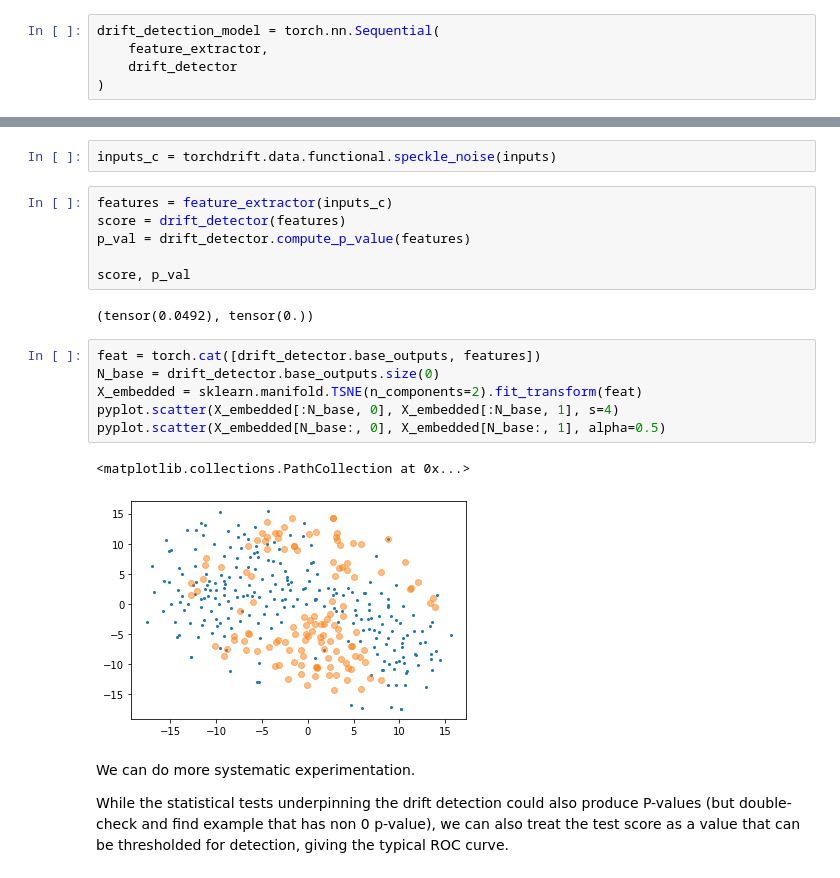
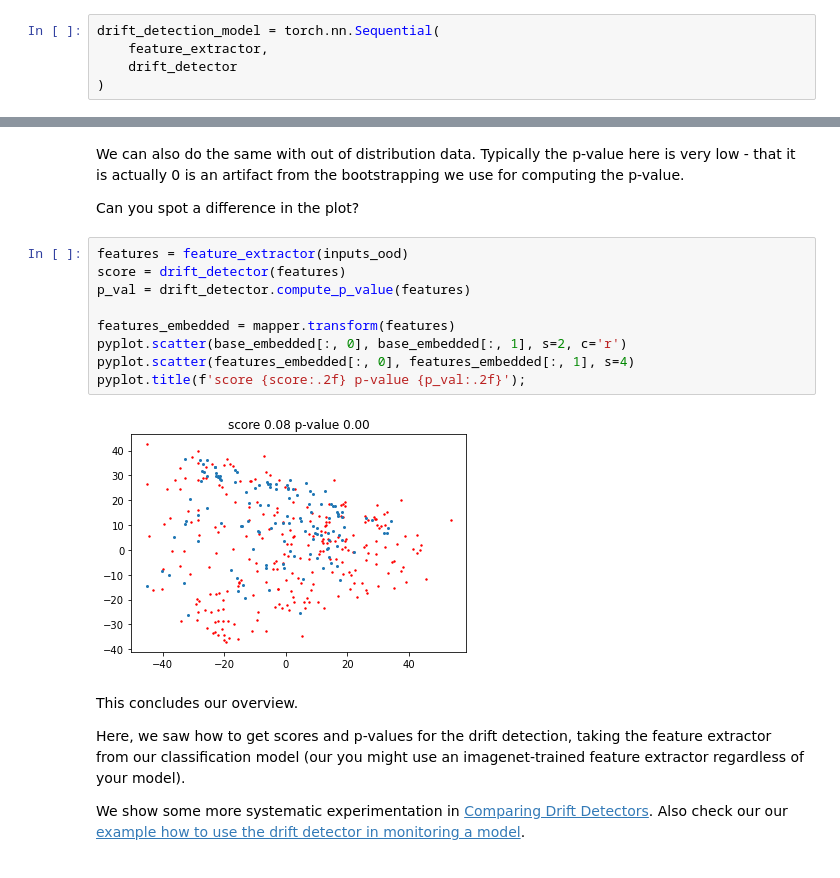
Before and after one commit to TorchDrift/TorchDrift, a Jupyter notebook: notebooks/drift_detection_on_images.ipynb, the cells around one changed output, grey strips where cells are left out. Saved outputs shown, nothing was run; the diff lists cells and outputs as text.

```diff
--- a/notebooks/drift_detection_on_images.ipynb
+++ b/notebooks/drift_detection_on_images.ipynb
@@ -278,24 +295,22 @@ pyplot.scatter(X_embedded[N_base:, 0], X_embedded[N_base:, 1])
-# %%
-inputs_c = torchdrift.data.functional.speckle_noise(inputs)
+# %% [markdown]
+We can also do the same with out of distribution data. Typically the p-value here is very low - that it is actually 0 is an artifact from the bootstrapping we use for computing the p-value.
+
+Can you spot a difference in the plot?
 # %%
-features = feature_extractor(inputs_c)
+features = feature_extractor(inputs_ood)
 score = drift_detector(features)
 p_val = drift_detector.compute_p_value(features)
 
-score, p_val
+features_embedded = mapper.transform(features)
+pyplot.scatter(base_embedded[:, 0], base_embedded[:, 1], s=2, c='r')
+pyplot.scatter(features_embedded[:, 0], features_embedded[:, 1], s=4)
+pyplot.title(f'score {score:.2f} p-value {p_val:.2f}');
 # %% [output]
-(tensor(0.0492), tensor(0.))
+[figure, added]
-# %%
-feat = torch.cat([drift_detector.base_outputs, features])
-N_base = drift_detector.base_outputs.size(0)
-X_embedded = sklearn.manifold.TSNE(n_components=2).fit_transform(feat)
-pyplot.scatter(X_embedded[:N_base, 0], X_embedded[:N_base, 1], s=4)
-pyplot.scatter(X_embedded[N_base:, 0], X_embedded[N_base:, 1], alpha=0.5)
-# %% [output]
-<matplotlib.collections.PathCollection at 0x...>
-[figure, removed]
 # %% [markdown]
-We can do more systematic experimentation.
+This concludes our overview.
 
-While the statistical tests underpinning the drift detection could also produce P-values
-(but double-check and find example that has non 0 p-value), we can also treat the test score as a value that can be thresholded for detection, giving the typical ROC curve.
+Here, we saw how to get scores and p-values for the drift detection, taking the feature extractor from our classification model (our you might use an imagenet-trained feature extractor regardless of your model).
+
+We show some more systematic experimentation in [Comparing Drift Detectors](./comparing_drift_detectors.ipynb).
+Also check our our [example how to use the drift detector in monitoring a model](./deployment_monitoring_example.ipynb).
```
Also changed, not shown: parts of 27 cells of this notebook, 6 other files.
